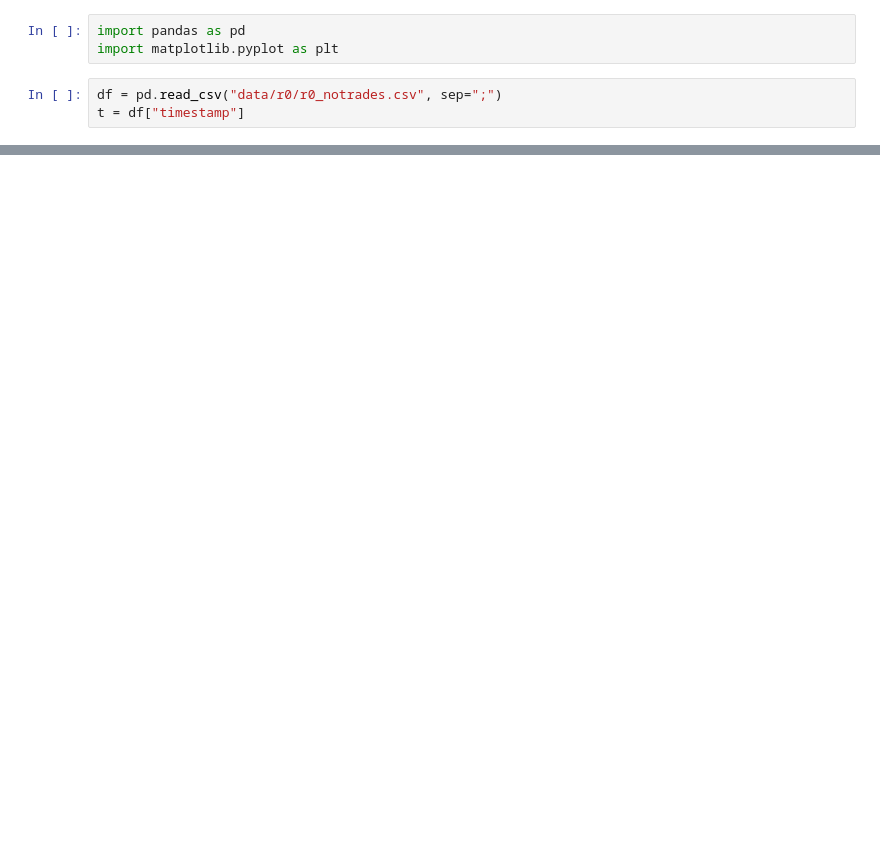
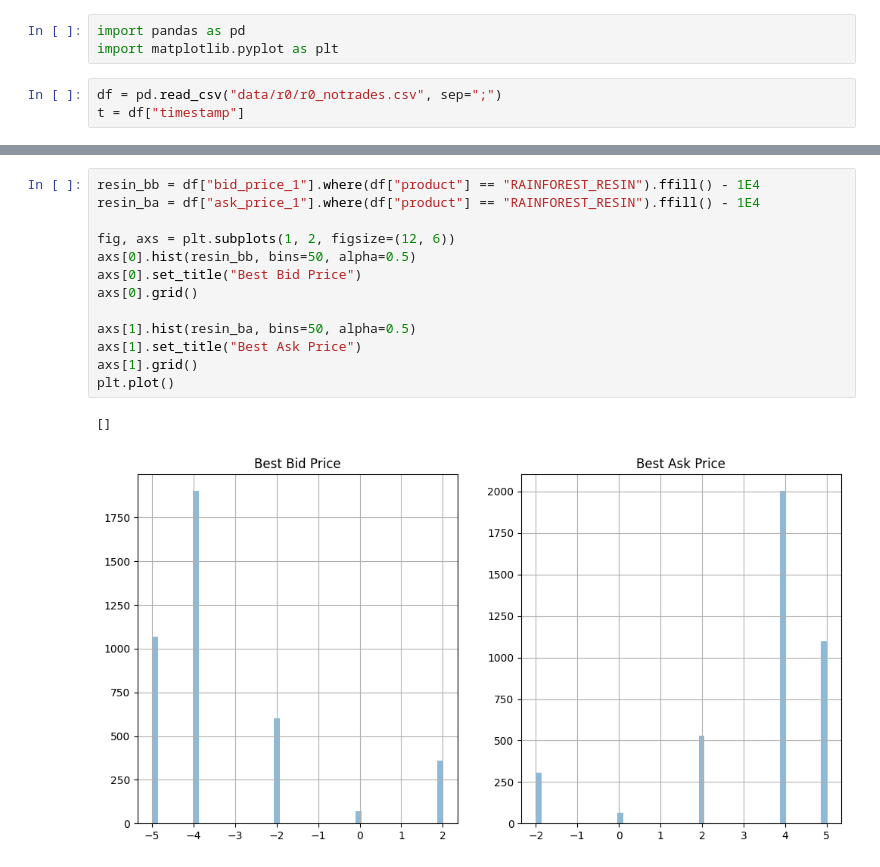
Before and after one commit to ashokolarov/prosperity3, a Jupyter notebook: analyze_data.ipynb, the cells around one changed output, grey strips where cells are left out. Cells and saved outputs as stored; diff of their text form; blank space fills up the shorter version.

```diff
--- a/analyze_data.ipynb
+++ b/analyze_data.ipynb
@@ -46,0 +44,16 @@ plt.show()
+# %%
+resin_bb = df["bid_price_1"].where(df["product"] == "RAINFOREST_RESIN").ffill() - 1E4
+resin_ba = df["ask_price_1"].where(df["product"] == "RAINFOREST_RESIN").ffill() - 1E4
+
+fig, axs = plt.subplots(1, 2, figsize=(12, 6))
+axs[0].hist(resin_bb, bins=50, alpha=0.5)
+axs[0].set_title("Best Bid Price")
+axs[0].grid()
+
+axs[1].hist(resin_ba, bins=50, alpha=0.5)
+axs[1].set_title("Best Ask Price")
+axs[1].grid()
+plt.plot()
+# %% [output]
+[]
+[figure, added]
```
Also changed, not shown: parts of 2 cells of this notebook, 1 other file.
